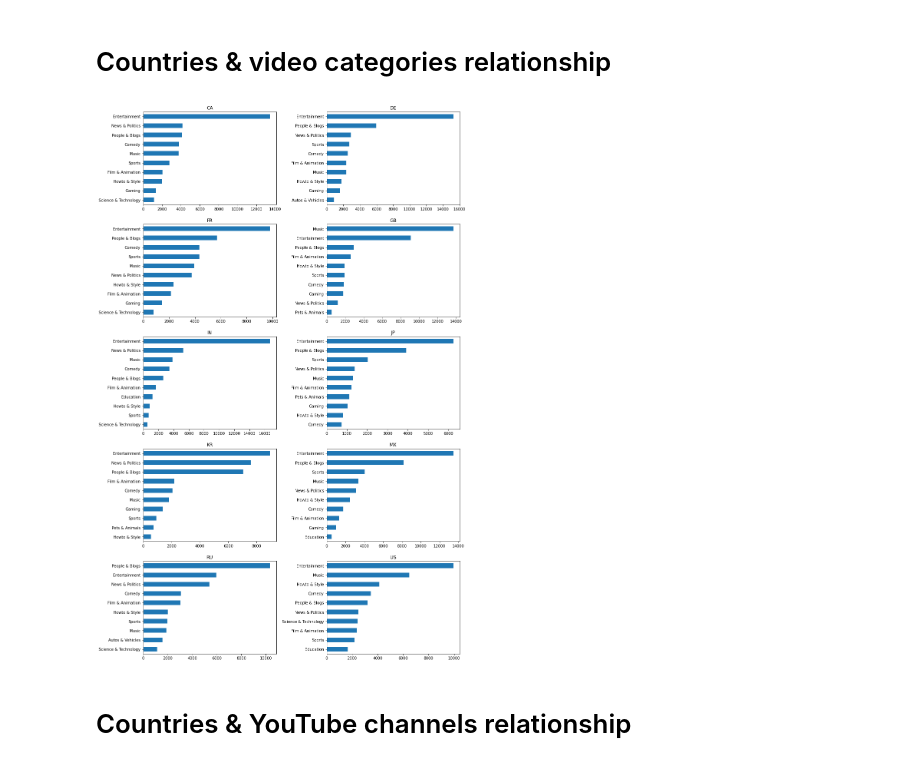
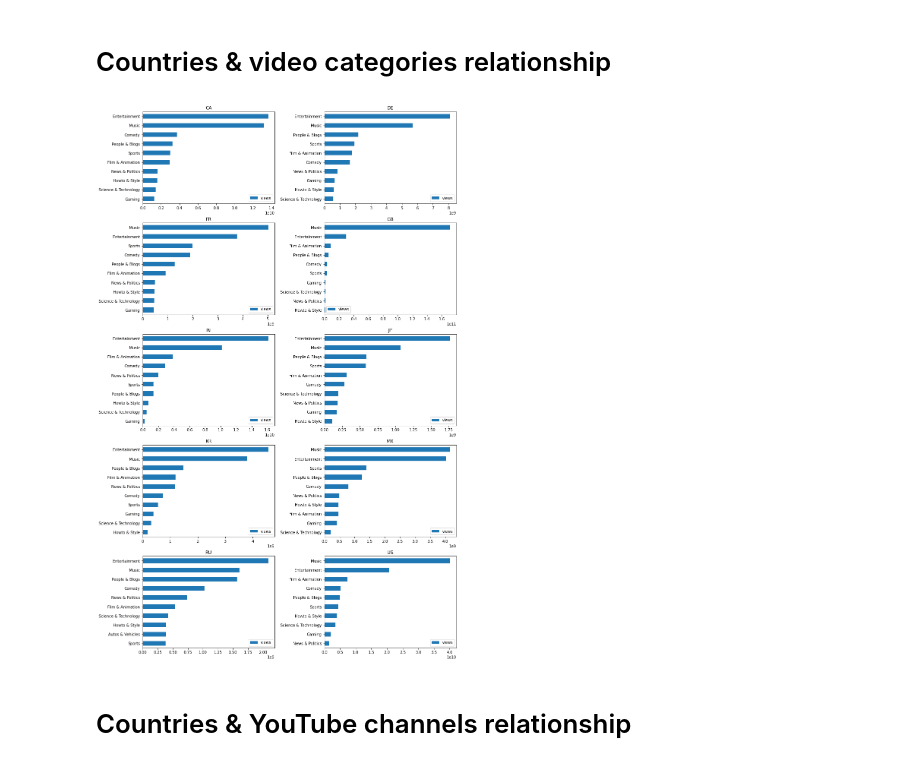
Before and after one commit to a-kravets/Data-Analytics-Projects, a Jupyter notebook: Kaggle YouTube new/youtube-category-views-likes-dislikes.ipynb, the cells around one changed output. Saved outputs shown, nothing was run; the diff lists cells and outputs as text; code cells hidden in the pictures.

```diff
--- a/Kaggle YouTube new/youtube-category-views-likes-dislikes.ipynb
+++ b/Kaggle YouTube new/youtube-category-views-likes-dislikes.ipynb
@@ -73,17 +73,29 @@ countries
 # %%
 #fig, (ax1, ax2) = plt.subplots(1, 2, figsize=(8, 4))
 fig, axes = plt.subplots(5, 2, figsize=(12, 20))
 
 plt.tight_layout(pad=0.4, w_pad=10, h_pad=3.0)
 
 # unpack all the axes subplots
 axe = axes.ravel()
 
 for i, country in enumerate(countries):
     country_data = pd.read_csv(dir+"\\output\\"+country+'.csv')
-    pd.value_counts(country_data['snippet_title'])[:10].sort_values().plot(kind='barh', ax=axe[i], title=country)
+    #pd.value_counts(country_data['snippet_title'])[:10].sort_values().plot(kind='barh', ax=axe[i], title=country)
+    #country_data.plot(x='snippet_title', y='views', kind='barh', ax=axe[i], title=country)
+
+    # Group by channel name (snippet title) with sums by views, likes and dislikes
+    grouped = country_data.groupby(['snippet_title'])[['views']].sum()
+    # Reset index so it allows to plot
+    grouped_reset = pd.DataFrame(grouped.reset_index(),
+                            columns=['snippet_title', 'views'])
+    # Plot top 10 by views
+    grouped_reset = grouped_reset.sort_values(by=['views'], ascending=0).head(10)
+    grouped_reset.sort_values(by=['views'], ascending=1).plot(x='snippet_title', y='views',\
+                                                                     kind='barh', ax=axe[i], title=country)
+    axe[i].yaxis.set_label_text('') #hides the 'snippet_title' in y axes
 # %% [output]
-[figure, old version]
+[figure, new version]
 # %% [markdown]
 # Countries & YouTube channels relationship
 # %%
```
Also changed, not shown: parts of 3 cells of this notebook.
